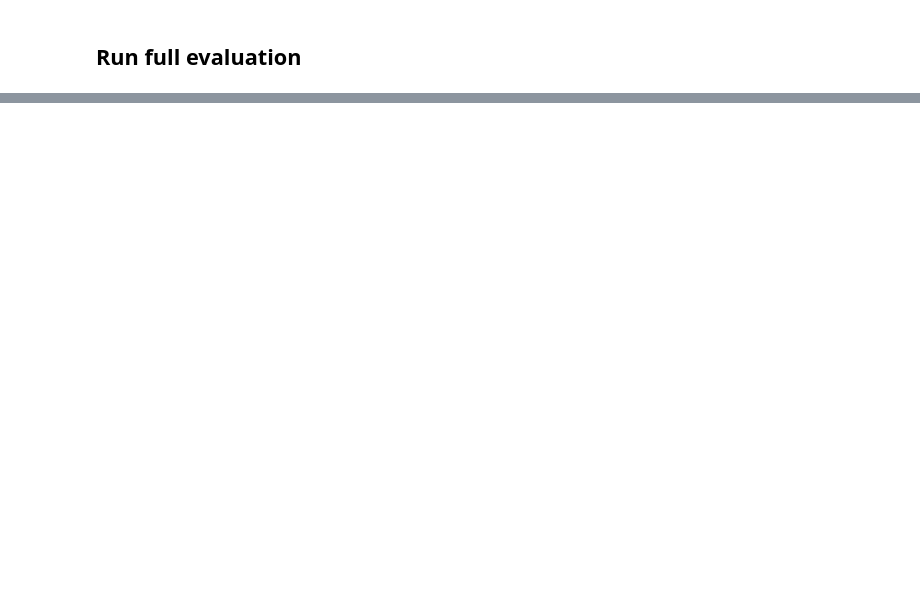
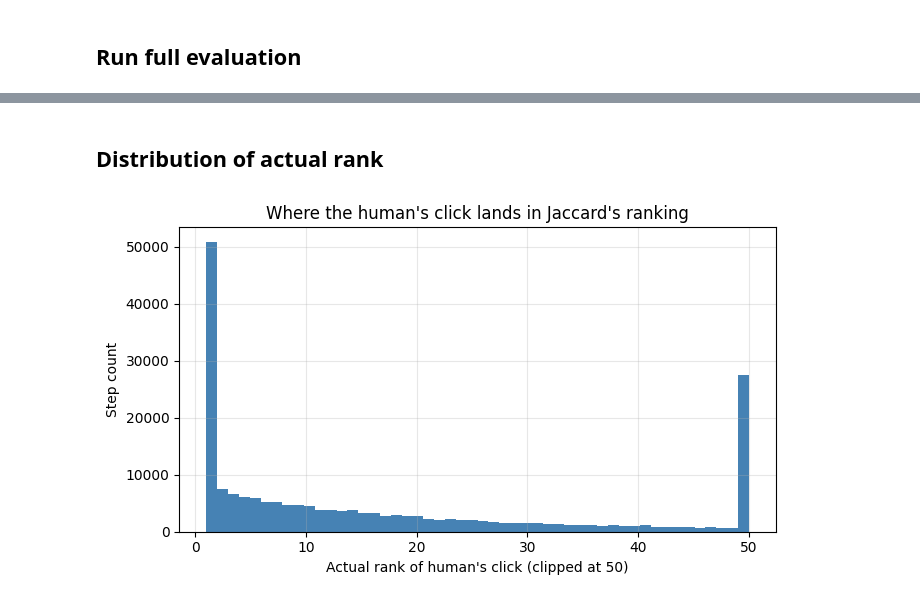
Before and after one commit to tschmuckley/CSCI_4022_Final_Project, a Jupyter notebook: jaccard.ipynb, the cells around one changed output, grey strips where cells are left out. Cells and saved outputs as stored; diff of their text form; code cells hidden in the pictures; blank space fills up the shorter version.

```diff
--- a/jaccard.ipynb
+++ b/jaccard.ipynb
@@ -290,0 +398,16 @@ Average actual rank: 23.41
+# %% [markdown]
+## Distribution of actual rank
+# %%
+import matplotlib.pyplot as plt
+
+fig, ax = plt.subplots(figsize=(7, 4))
+jaccard_eval["actual_rank"].clip(upper=50).hist(bins=50, ax=ax, color="steelblue")
+ax.set_xlabel("Actual rank of human's click (clipped at 50)")
+ax.set_ylabel("Step count")
+ax.set_title("Where the human's click lands in Jaccard's ranking")
+ax.grid(True, alpha=0.3)
+fig.tight_layout()
+fig.savefig("rank_distribution.png", dpi=150)
+plt.show()
+# %% [output]
+[figure, added]
```
Also changed, not shown: parts of 11 cells of this notebook, 4 other files.
